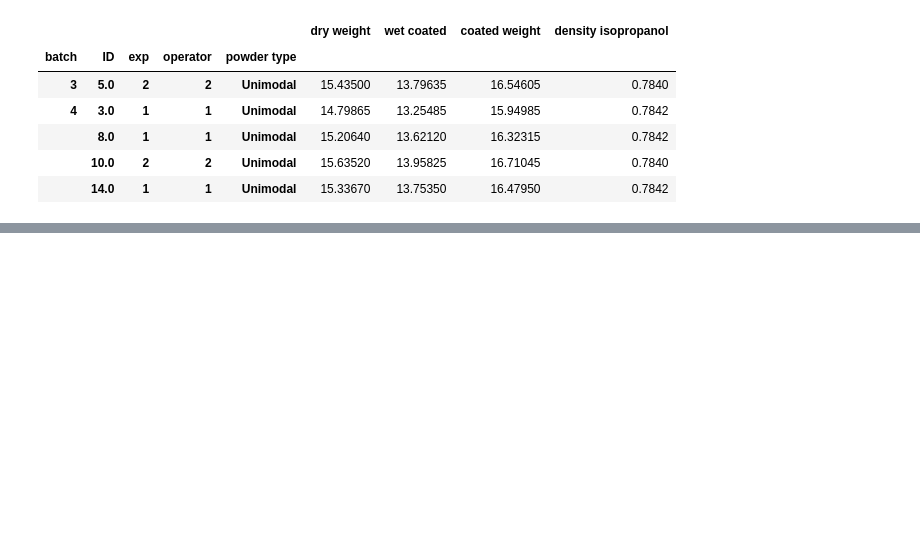
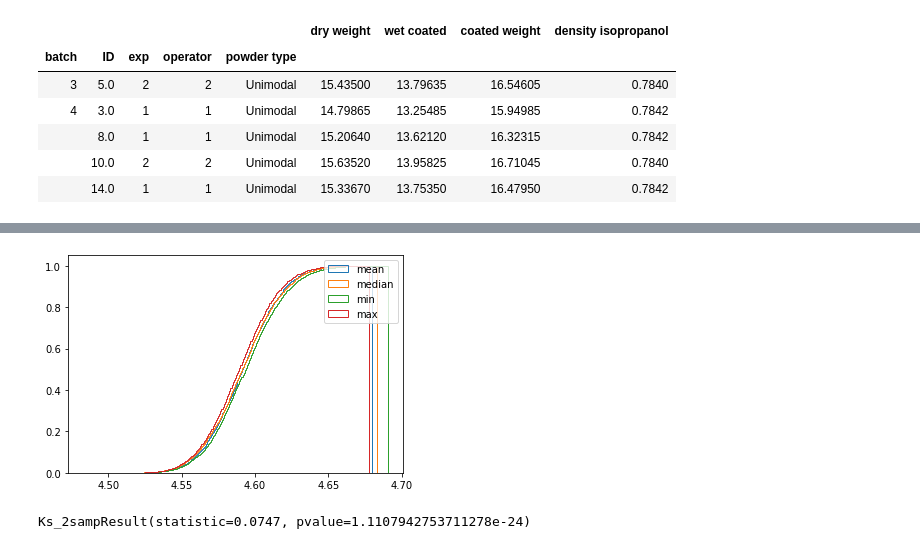
Before and after one commit to rockandsalt/bootstrapping, a Jupyter notebook: bootstraps.ipynb, the cells around one changed output, grey strips where cells are left out. Cells and saved outputs as stored; diff of their text form; code cells hidden in the pictures; blank space fills up the shorter version.

```diff
--- a/bootstraps.ipynb
+++ b/bootstraps.ipynb
@@ -88,0 +132,15 @@ print(np.mean(bootstrap_mean))
+# %%
+n_bins = 256
+fig, ax = plt.subplots()
+ax.hist(mean_bimodal_dist, n_bins, density=True, histtype='step', cumulative=True, label='mean')
+ax.hist(median_bimodal_dist, n_bins, density=True, histtype='step', cumulative=True, label='median')
+ax.hist(min_bimodal_dist, n_bins, density=True, histtype='step', cumulative=True, label='min')
+ax.hist(max_bimodal_dist, n_bins, density=True, histtype='step', cumulative=True, label='max')
+ax.legend()
+plt.show()
+# %% [output]
+[figure, added]
+# %%
+stats.ks_2samp(min_bimodal_dist, max_bimodal_dist)
+# %% [output]
+Ks_2sampResult(statistic=0.0747, pvalue=1.1107942753711278e-24)
```
Also changed, not shown: parts of 14 cells of this notebook.
